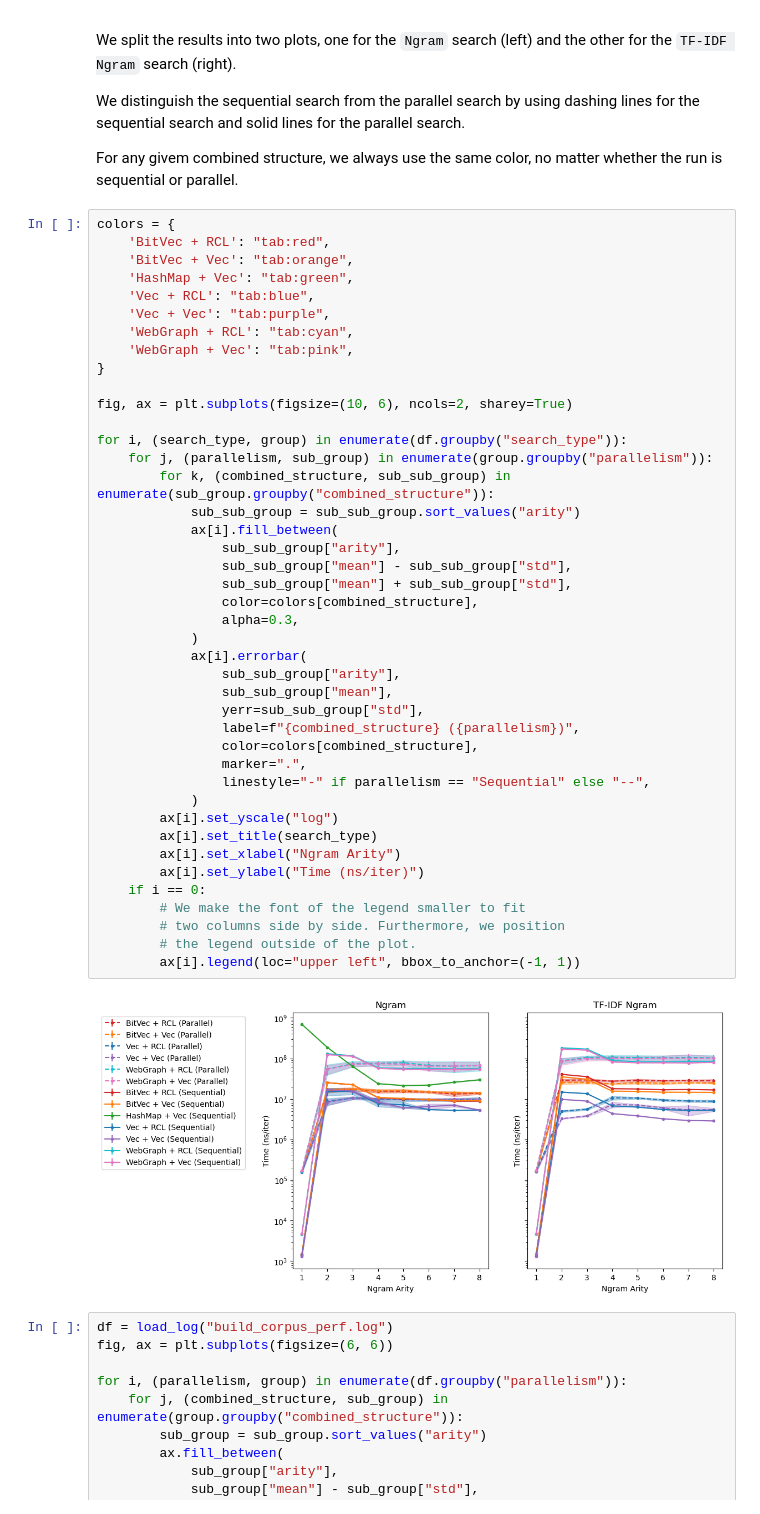
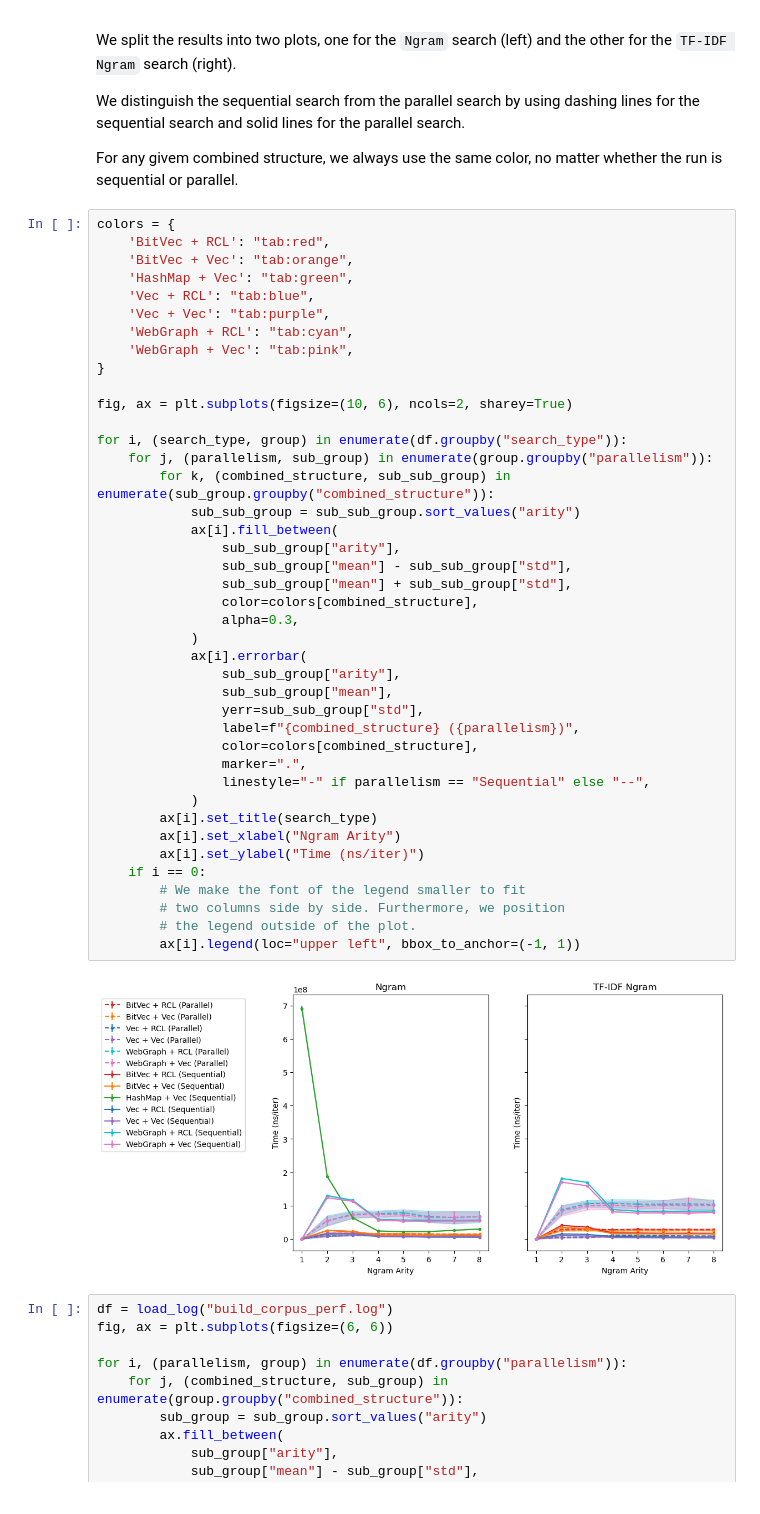
Before and after one commit to compenguy/ngrammatic, a Jupyter notebook: benches/visualizations.ipynb, the cells around one changed output. Saved outputs shown, nothing was run; the diff lists cells and outputs as text.

Commit message:
Improved visualizations

```diff
--- a/benches/visualizations.ipynb
+++ b/benches/visualizations.ipynb
@@ -137,35 +137,34 @@ fig, ax = plt.subplots(figsize=(10, 6), ncols=2, sharey=True)
 
 for i, (search_type, group) in enumerate(df.groupby("search_type")):
     for j, (parallelism, sub_group) in enumerate(group.groupby("parallelism")):
         for k, (combined_structure, sub_sub_group) in enumerate(sub_group.groupby("combined_structure")):
             sub_sub_group = sub_sub_group.sort_values("arity")
             ax[i].fill_between(
                 sub_sub_group["arity"],
                 sub_sub_group["mean"] - sub_sub_group["std"],
                 sub_sub_group["mean"] + sub_sub_group["std"],
                 color=colors[combined_structure],
                 alpha=0.3,
             )
             ax[i].errorbar(
                 sub_sub_group["arity"],
                 sub_sub_group["mean"],
                 yerr=sub_sub_group["std"],
                 label=f"{combined_structure} ({parallelism})",
                 color=colors[combined_structure],
                 marker=".",
                 linestyle="-" if parallelism == "Sequential" else "--",
             )
-        ax[i].set_yscale("log")
         ax[i].set_title(search_type)
         ax[i].set_xlabel("Ngram Arity")
         ax[i].set_ylabel("Time (ns/iter)")
     if i == 0:
         # We make the font of the legend smaller to fit
         # two columns side by side. Furthermore, we position
         # the legend outside of the plot.
         ax[i].legend(loc="upper left", bbox_to_anchor=(-1, 1))
 # %% [output]
-[figure, old version]
+[figure, new version]
 # %%
 df = load_log("build_corpus_perf.log")
 fig, ax = plt.subplots(figsize=(6, 6))
```
